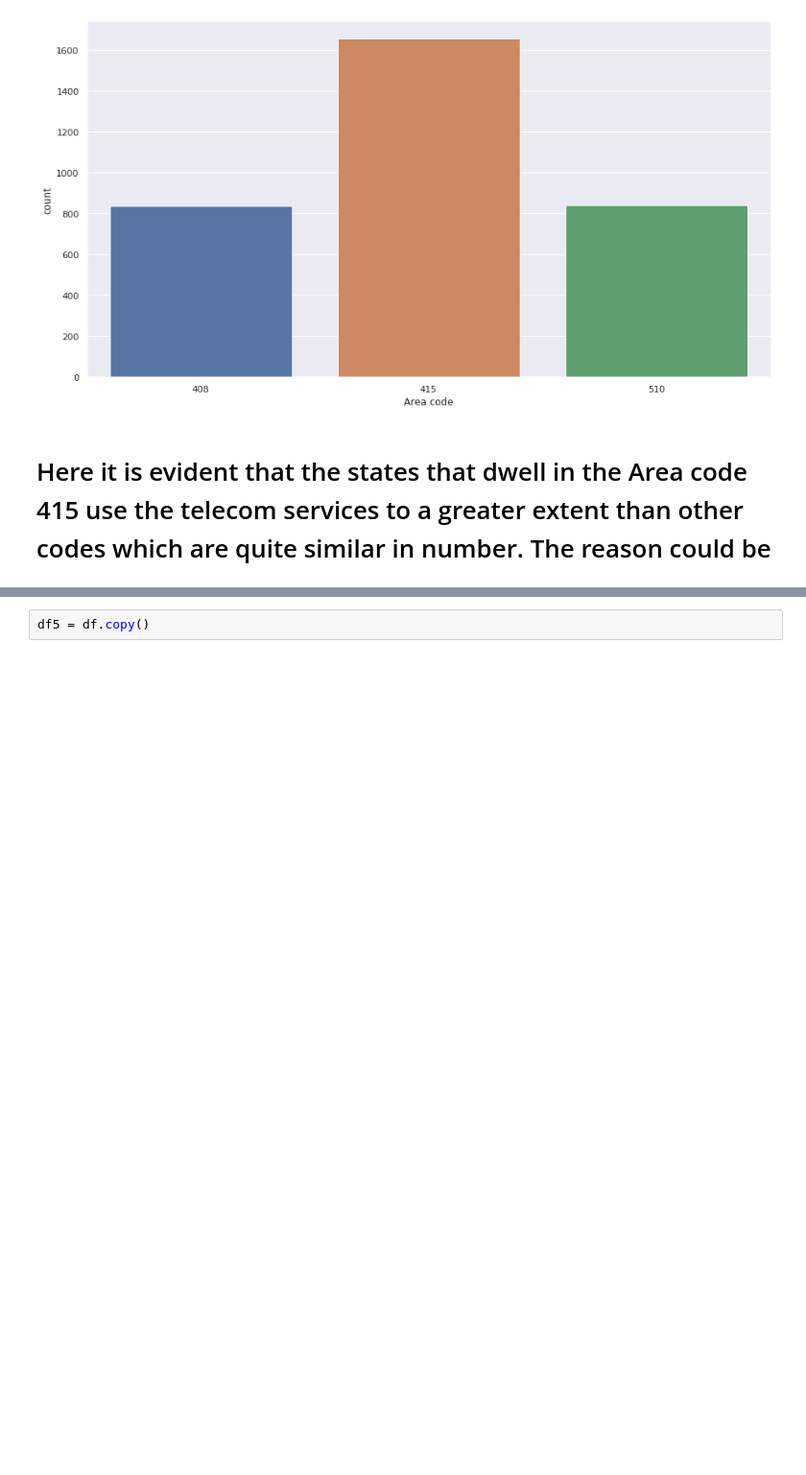
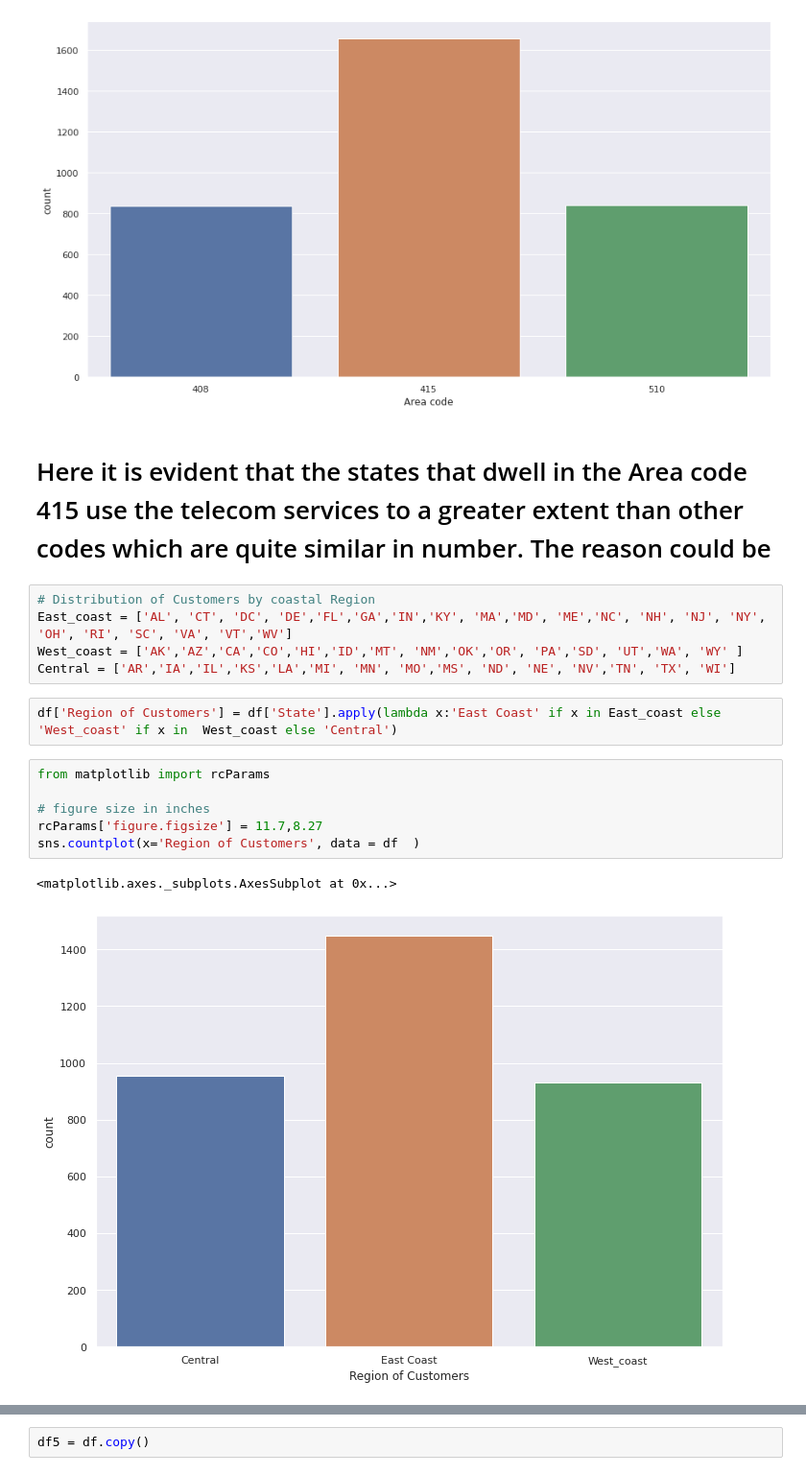
Before and after one commit to ZeeshanAhmed95/Zeeshan-Ahmed-Captsone-EDA, a Jupyter notebook: EDA_Capstone_Project.ipynb, the cells around one changed output, grey strips where cells are left out. Shown at 96% size. Saved outputs shown, nothing was run; the diff lists cells and outputs as text; blank space fills up the shorter version.

```diff
--- a/EDA_Capstone_Project.ipynb
+++ b/EDA_Capstone_Project.ipynb
@@ -1076,3 +1060,19 @@ sns.countplot(x='Area code', data = df)
 [figure]
 # %% [markdown]
 # Here it is evident that the states that dwell in the Area code 415 use the telecom services to a greater extent than other codes which are quite similar in number. The reason could be
+# %%
+# Distribution of Customers by coastal Region
+East_coast = ['AL', 'CT', 'DC', 'DE','FL','GA','IN','KY', 'MA','MD', 'ME','NC', 'NH', 'NJ', 'NY', 'OH', 'RI', 'SC', 'VA', 'VT','WV']
+West_coast = ['AK','AZ','CA','CO','HI','ID','MT', 'NM','OK','OR', 'PA','SD', 'UT','WA', 'WY' ]
+Central = ['AR','IA','IL','KS','LA','MI', 'MN', 'MO','MS', 'ND', 'NE', 'NV','TN', 'TX', 'WI']
+# %%
+df['Region of Customers'] = df['State'].apply(lambda x:'East Coast' if x in East_coast else 'West_coast' if x in  West_coast else 'Central')
+# %%
+from matplotlib import rcParams
+
+# figure size in inches
+rcParams['figure.figsize'] = 11.7,8.27
+sns.countplot(x='Region of Customers', data = df  )
+# %% [output]
+<matplotlib.axes._subplots.AxesSubplot at 0x...>
+[figure, added]
```
Also changed, not shown: parts of 32 cells of this notebook.
